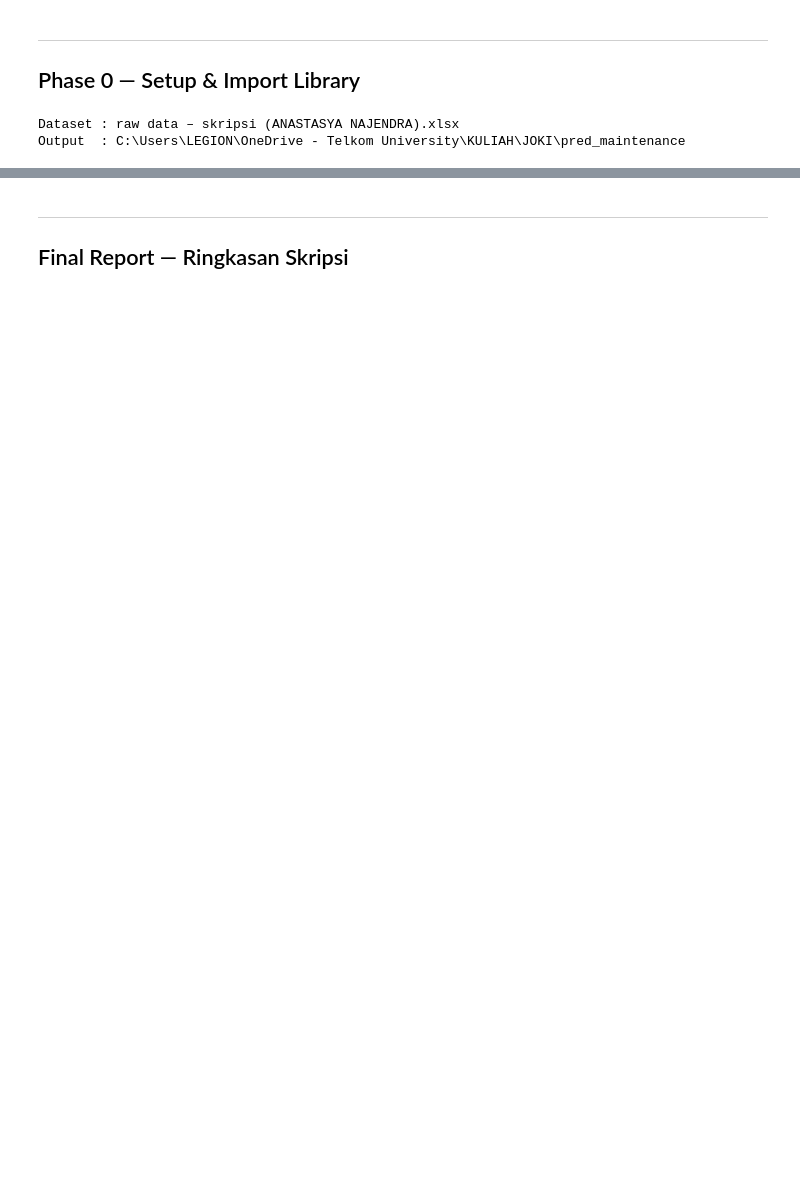
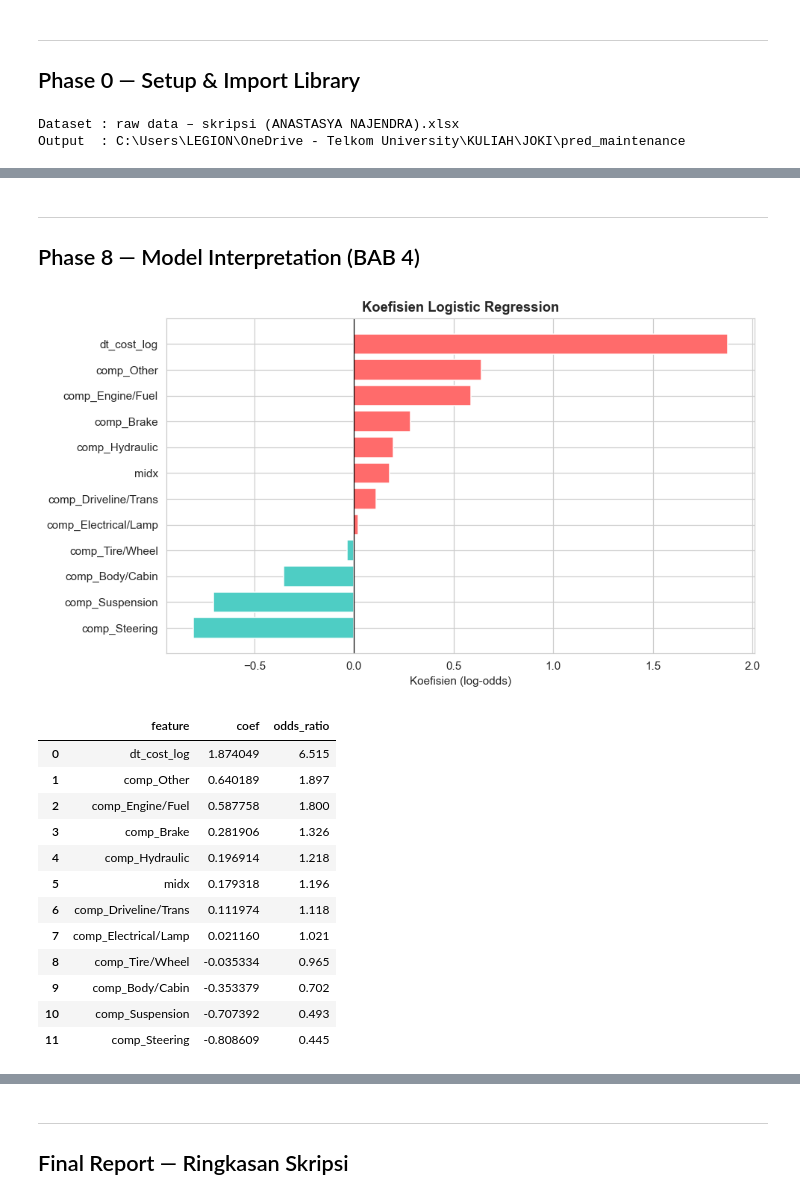
Before and after one commit to AdinarTri/pred_maintenance, a Jupyter notebook: notebook/predictive_maintenance.ipynb, the cells around one changed output, grey strips where cells are left out. Drawn from its saved outputs; the diff is of its cells as text; code cells hidden in the pictures; blank space fills up the shorter version.

```diff
--- a/notebook/predictive_maintenance.ipynb
+++ b/notebook/predictive_maintenance.ipynb
@@ -517,0 +259,9 @@ Keterbatasan berikut penting dicantumkan agar hasil ditafsirkan secara proporsio
+# %%
+THR_MTBF = panel['MTBF'].median()
+panel['failure'] = (panel['MTBF'] < THR_MTBF).astype(int)
+Xdf = pd.get_dummies(panel[['component']], prefix='comp')
+Xdf['midx'] = panel['midx'].values; Xdf['dt_cost_log'] = panel['dt_cost_log'].values
+FEATURES = list(Xdf.columns); X = Xdf.values.astype(float); y = panel['failure'].values
+print(f'Threshold MTBF (median) = {THR_MTBF:.2f} jam')
+print(f'Target: failure={int(y.sum())}, non-failure={int((1-y).sum())} (pos rate {y.mean():.2f})')
+print(f'{len(FEATURES)} prediktor:', FEATURES)
@@ -517,0 +330,11 @@ Keterbatasan berikut penting dicantumkan agar hasil ditafsirkan secara proporsio
+# %%
+panel['FRS_prob'] = logreg.predict_proba(scaler.transform(X))[:,1]
+panel['FRS'] = (panel['FRS_prob']*100).round(2)
+panel['Prediction'] = (panel['FRS_prob'] >= 0.5).astype(int)
+frs_table = (panel[['component','midx','N_fail','MTBF','Availability','Downtime_Rate','failure','FRS_prob','FRS','Prediction']]
+             .rename(columns={'component':'Equipment','midx':'Month','failure':'Actual','FRS_prob':'Probability'})
+             .sort_values('FRS', ascending=False).reset_index(drop=True))
+for c in ['MTBF','Availability','Downtime_Rate','Probability']: frs_table[c]=frs_table[c].round(3)
+frs_table.to_csv(os.path.join(DIR_OUTPUTS,'failure_risk_score.csv'), index=False)
+print('Tersimpan: outputs/failure_risk_score.csv')
+frs_table.head(10)
@@ -517,0 +354,27 @@ Keterbatasan berikut penting dicantumkan agar hasil ditafsirkan secara proporsio
+# %% [markdown]
+---
+## Phase 8 — Model Interpretation (BAB 4)
+# %%
+coef = (pd.DataFrame({'feature':FEATURES,'coef':logreg.coef_[0]}).sort_values('coef', ascending=False).reset_index(drop=True))
+coef['odds_ratio'] = np.exp(coef['coef']).round(3)
+fig, ax = plt.subplots(figsize=(9,5))
+ax.barh(coef['feature'], coef['coef'], color=['#FF6B6B' if c>0 else '#4ECDC4' for c in coef['coef']], edgecolor='white')
+ax.axvline(0,color='k',lw=.8); ax.invert_yaxis()
+ax.set_title('Koefisien Logistic Regression', fontweight='bold'); ax.set_xlabel('Koefisien (log-odds)')
+plt.tight_layout(); plt.savefig(os.path.join(DIR_OUTPUTS,'feature_importance.png'), dpi=130, bbox_inches='tight'); plt.show()
+coef
+# %% [output]
+[figure, added]
+|  | feature | coef | odds_ratio |
+| 0 | dt_cost_log | 1.874049 | 6.515 |
+| 1 | comp_Other | 0.640189 | 1.897 |
+| 2 | comp_Engine/Fuel | 0.587758 | 1.800 |
+| 3 | comp_Brake | 0.281906 | 1.326 |
+| 4 | comp_Hydraulic | 0.196914 | 1.218 |
+| 5 | midx | 0.179318 | 1.196 |
+| 6 | comp_Driveline/Trans | 0.111974 | 1.118 |
+| 7 | comp_Electrical/Lamp | 0.021160 | 1.021 |
+| 8 | comp_Tire/Wheel | -0.035334 | 0.965 |
+| 9 | comp_Body/Cabin | -0.353379 | 0.702 |
+| 10 | comp_Suspension | -0.707392 | 0.493 |
+| 11 | comp_Steering | -0.808609 | 0.445 |
```
Also changed, not shown: parts of 57 cells of this notebook, 14 other files.
